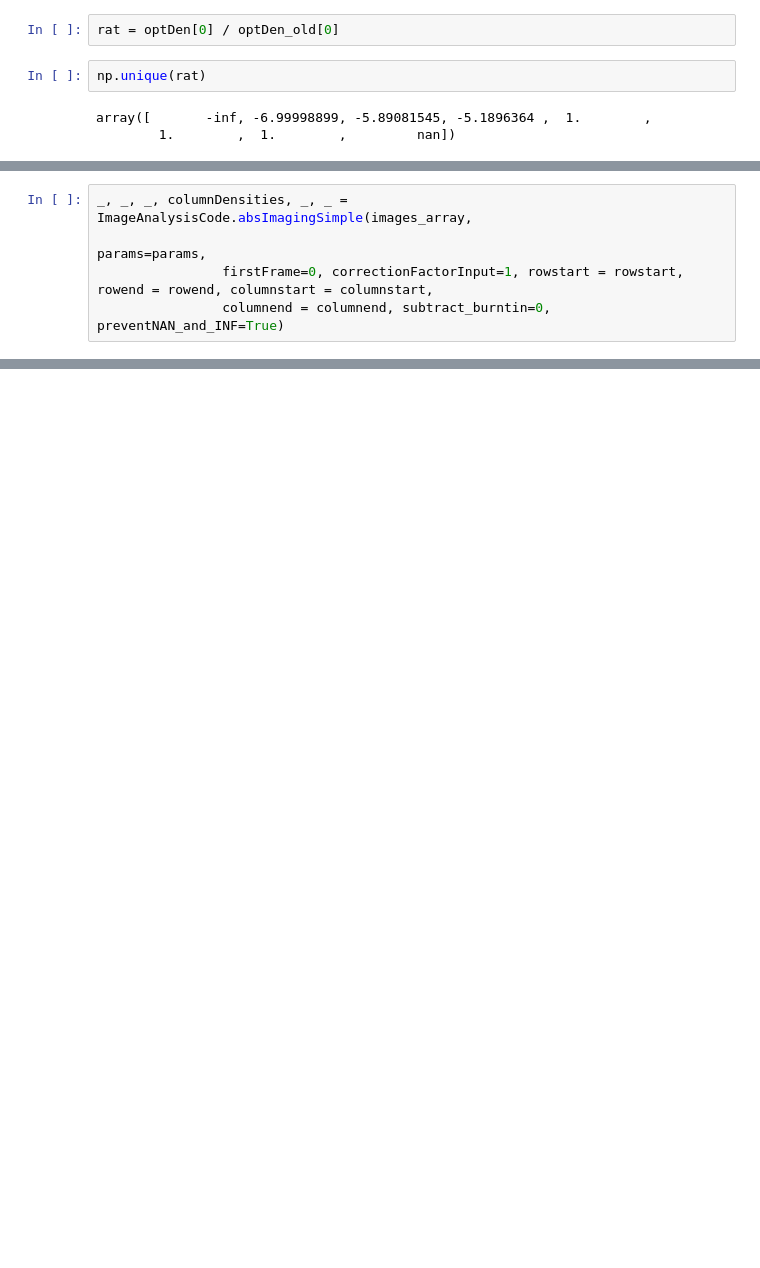
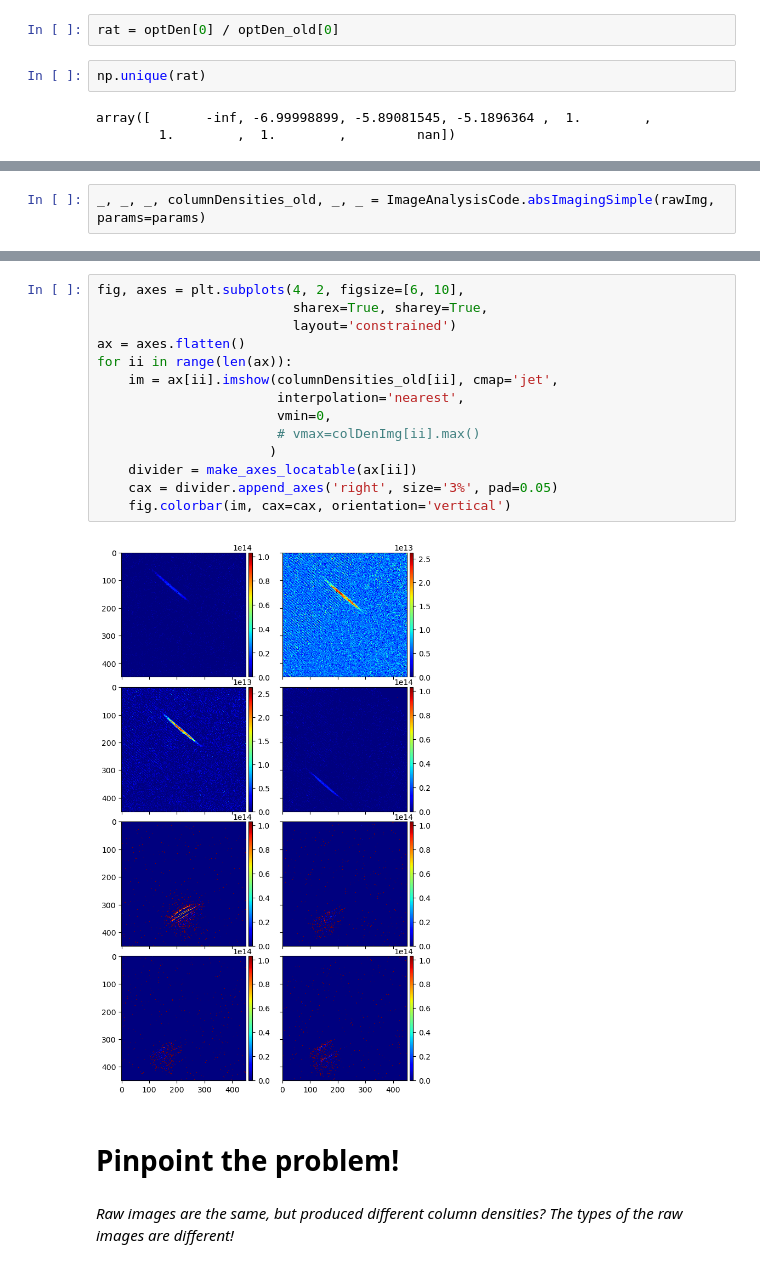
Before and after one commit to insommer/AnalysisCode, a Jupyter notebook: Coding Test/Adapt Chameleon Code.ipynb, the cells around one changed output, grey strips where cells are left out. Saved outputs shown, nothing was run; the diff lists cells and outputs as text; blank space fills up the shorter version.

```diff
--- a/Coding Test/Adapt Chameleon Code.ipynb
+++ b/Coding Test/Adapt Chameleon Code.ipynb
@@ -273,5 +246,2 @@ params = ImageAnalysisCode.ExperimentParams(date, t_exp = t_exp, picturesPerIter
 # %%
-_, _, _, columnDensities, _, _ = ImageAnalysisCode.absImagingSimple(images_array,
-                                                                    params=params,
-                firstFrame=0, correctionFactorInput=1, rowstart = rowstart, rowend = rowend, columnstart = columnstart,
-                columnend = columnend, subtract_burntin=0, preventNAN_and_INF=True)
+_, _, _, columnDensities_old, _, _ = ImageAnalysisCode.absImagingSimple(rawImg, params=params)
@@ -283,0 +280,20 @@ columnDensities_orig = columnDensities
+# %%
+fig, axes = plt.subplots(4, 2, figsize=[6, 10],
+                         sharex=True, sharey=True,
+                         layout='constrained')
+ax = axes.flatten()
+for ii in range(len(ax)):
+    im = ax[ii].imshow(columnDensities_old[ii], cmap='jet',
+                       interpolation='nearest',
+                       vmin=0,
+                       # vmax=colDenImg[ii].max()
+                      )
+    divider = make_axes_locatable(ax[ii])
+    cax = divider.append_axes('right', size='3%', pad=0.05)
+    fig.colorbar(im, cax=cax, orientation='vertical')
+# %% [output]
+[figure, added]
+# %% [markdown]
+# Pinpoint the problem!
+# %% [markdown]
+*Raw images are the same, but produced different column densities? The types of the raw images are different!*
```
Also changed, not shown: parts of 45 cells of this notebook, 4 other files.
